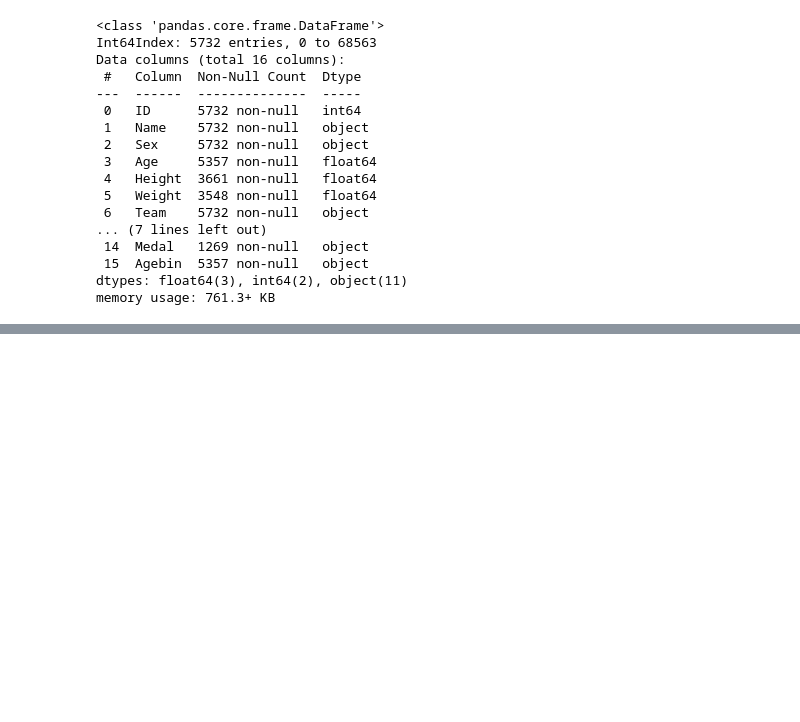
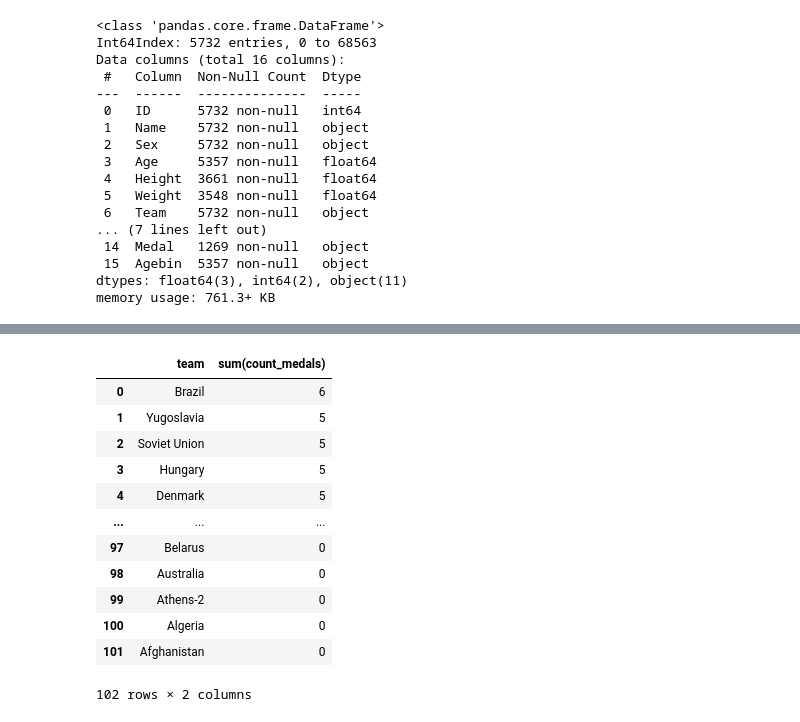
Before and after one commit to baljor3/olympics, a Jupyter notebook: capstone project.ipynb, the cells around one changed output, grey strips where cells are left out. Saved outputs shown, nothing was run; the diff lists cells and outputs as text; code cells hidden in the pictures; blank space fills up the shorter version.

```diff
--- a/capstone project.ipynb
+++ b/capstone project.ipynb
@@ -849,0 +872,24 @@ memory usage: 761.3+ KB
+# %%
+psql.sqldf("""
+select team, sum(count_medals)
+from(Select team,year,medal,count(distinct(medal)) as count_medals, (case when medal is null then 1 else 0 end) as count_nulls
+From football
+group by team,year
+order by count(medal) desc) as sub
+group by team
+order by sum(count_medals) desc
+""")
+# %% [output]
+|  | team | sum(count_medals) |
+| 0 | Brazil | 6 |
+| 1 | Yugoslavia | 5 |
+| 2 | Soviet Union | 5 |
+| 3 | Hungary | 5 |
+| 4 | Denmark | 5 |
+| ... | ... | ... |
+| 97 | Belarus | 0 |
+| 98 | Australia | 0 |
+| 99 | Athens-2 | 0 |
+| 100 | Algeria | 0 |
+| 101 | Afghanistan | 0 |
+102 rows × 2 columns
```
Also changed, not shown: parts of 3 cells of this notebook.
